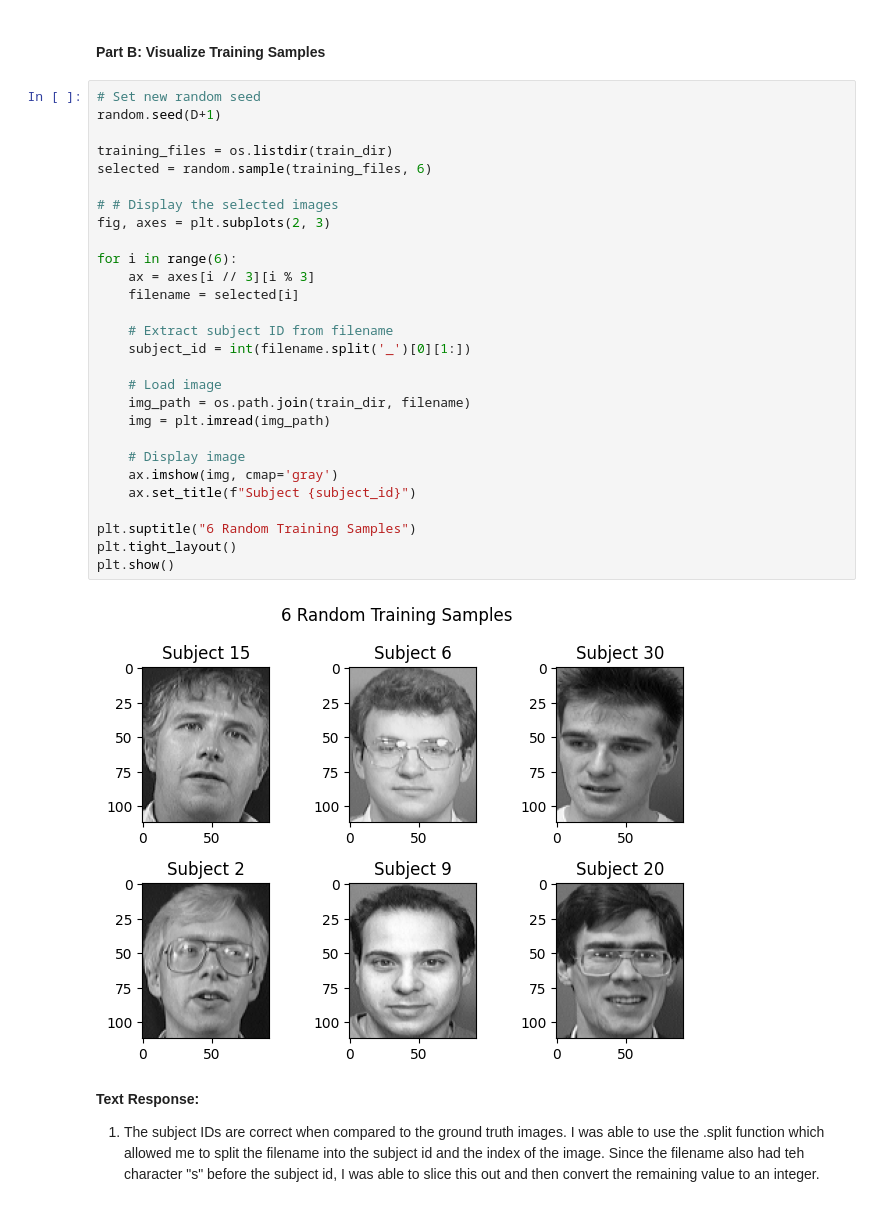
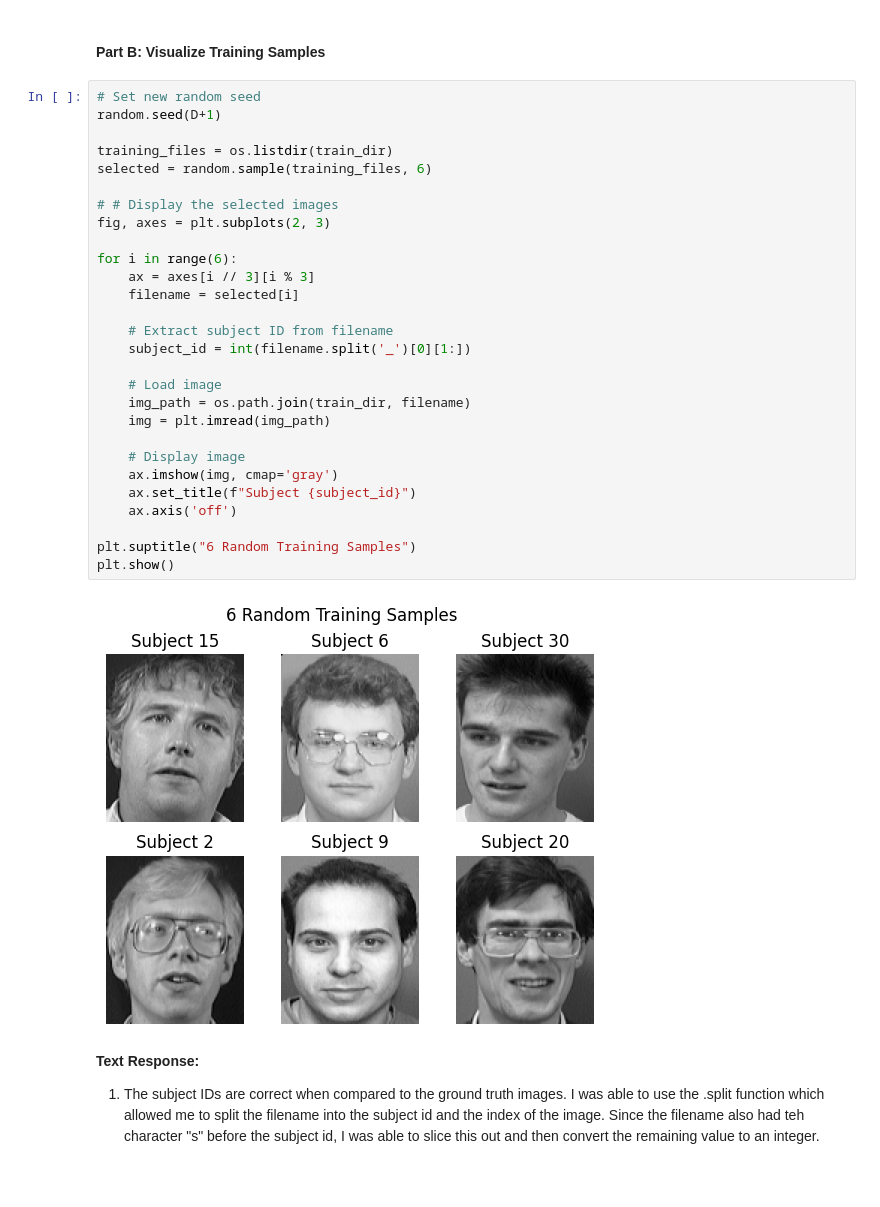
Before and after one commit to Aragya1642/1395_MachineLearning, a Jupyter notebook: ps5_python_Goyal_Aragya/ps5_python_Goyal_Aragya.ipynb, the cells around one changed output. Saved outputs shown, nothing was run; the diff lists cells and outputs as text; blank space fills up the shorter version.

```diff
--- a/ps5_python_Goyal_Aragya/ps5_python_Goyal_Aragya.ipynb
+++ b/ps5_python_Goyal_Aragya/ps5_python_Goyal_Aragya.ipynb
@@ -65,33 +73,33 @@ Number of testing examples: 80
 # %%
 # Set new random seed
 random.seed(D+1)
 
 training_files = os.listdir(train_dir)
 selected = random.sample(training_files, 6)
 
 # # Display the selected images
 fig, axes = plt.subplots(2, 3)
 
 for i in range(6):
     ax = axes[i // 3][i % 3]
     filename = selected[i]
 
     # Extract subject ID from filename
     subject_id = int(filename.split('_')[0][1:])
 
     # Load image
     img_path = os.path.join(train_dir, filename)
     img = plt.imread(img_path)
 
     # Display image
     ax.imshow(img, cmap='gray')
     ax.set_title(f"Subject {subject_id}")
+    ax.axis('off')
 
 plt.suptitle("6 Random Training Samples")
-plt.tight_layout()
 plt.show()
 # %% [output]
-[figure, old version]
+[figure, new version]
 # %% [markdown]
 **Text Response:**
 1. The subject IDs are correct when compared to the ground truth images. I was able to use the .split function which allowed me to split the filename into the subject id and the index of the image. Since the filename also had teh character "s" before the subject id, I was able to slice this out and then convert the remaining value to an integer.
```
Also changed, not shown: parts of 36 cells of this notebook, 2 other files.
